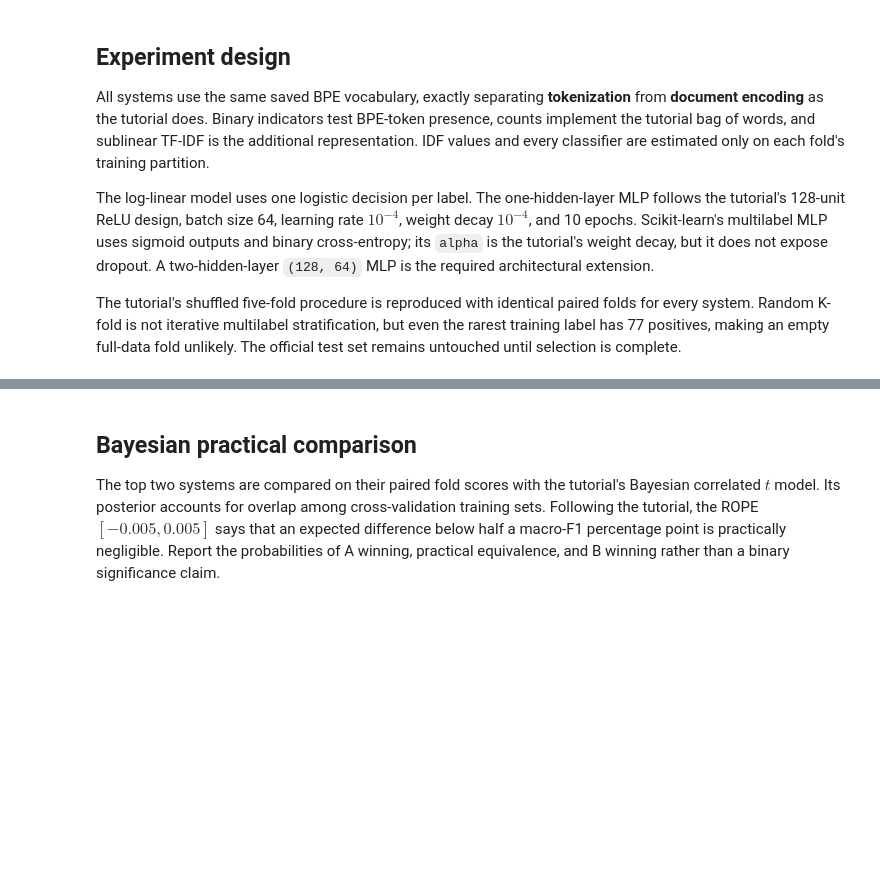
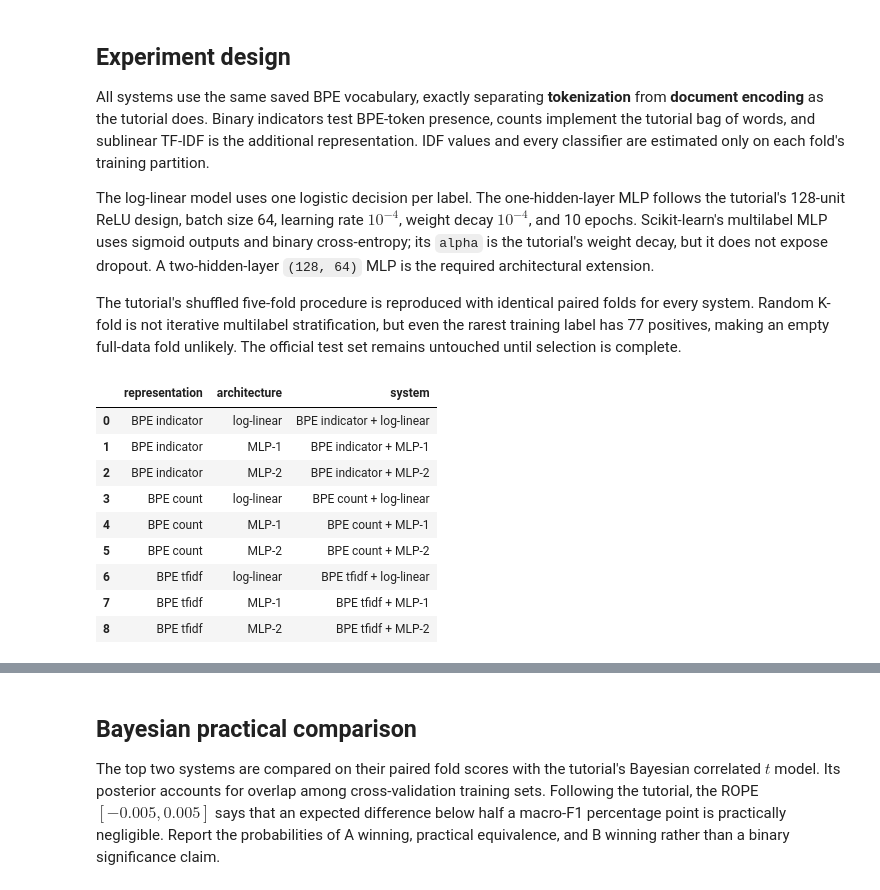
Before and after one commit to BorysMaj/NLP_group40, a Jupyter notebook: part1/GoEmotions_Project_Proposition.ipynb, the cells around one changed output, grey strips where cells are left out. Cells and saved outputs as stored; diff of their text form; code cells hidden in the pictures; blank space fills up the shorter version.

```diff
--- a/part1/GoEmotions_Project_Proposition.ipynb
+++ b/part1/GoEmotions_Project_Proposition.ipynb
@@ -115,25 +154,39 @@ The tutorial's shuffled five-fold procedure is reproduced with identical paired
 # %%
 # Cell 3 — Construct exactly three representations × three architectures (nine pipelines).
 bpe_args = dict(analyzer=bpe_analyzer, vocabulary=BPE_VOCAB, lowercase=False)
 representations = {
     'BPE indicator': CountVectorizer(binary=True, **bpe_args),
     'BPE count': CountVectorizer(binary=False, **bpe_args),
     'BPE tfidf': TfidfVectorizer(sublinear_tf=True, norm='l2', **bpe_args),
 }
 architectures = {
     'log-linear': OneVsRestClassifier(
         LogisticRegression(solver='liblinear', max_iter=100, random_state=SEED), n_jobs=1),
     'MLP-1': MLPClassifier(hidden_layer_sizes=(128,), activation='relu', solver='adam',
                            batch_size=64, learning_rate_init=1e-4, alpha=1e-4,
                            max_iter=10, early_stopping=False, random_state=SEED),
     'MLP-2': MLPClassifier(hidden_layer_sizes=(128, 64), activation='relu', solver='adam',
                            batch_size=64, learning_rate_init=1e-4, alpha=1e-4,
                            max_iter=10, early_stopping=False, random_state=SEED),
 }
 systems = {f'{rep} + {arch}': make_pipeline(clone(vectorizer), clone(model))
            for rep, vectorizer in representations.items()
            for arch, model in architectures.items()}
-list(systems)
+design_table = pd.DataFrame([(rep, arch, f'{rep} + {arch}')
+                             for rep in representations for arch in architectures],
+                            columns=['representation', 'architecture', 'system'])
+display(design_table)
+# %% [output]
+|  | representation | architecture | system |
+| 0 | BPE indicator | log-linear | BPE indicator + log-linear |
+| 1 | BPE indicator | MLP-1 | BPE indicator + MLP-1 |
+| 2 | BPE indicator | MLP-2 | BPE indicator + MLP-2 |
+| 3 | BPE count | log-linear | BPE count + log-linear |
+| 4 | BPE count | MLP-1 | BPE count + MLP-1 |
+| 5 | BPE count | MLP-2 | BPE count + MLP-2 |
+| 6 | BPE tfidf | log-linear | BPE tfidf + log-linear |
+| 7 | BPE tfidf | MLP-1 | BPE tfidf + MLP-1 |
+| 8 | BPE tfidf | MLP-2 | BPE tfidf + MLP-2 |
 # %%
 # Cell 4 — Run paired cross-validation and rank systems by the primary metric, macro-F1.
 scoring = {
```
Also changed, not shown: parts of 5 cells of this notebook.
